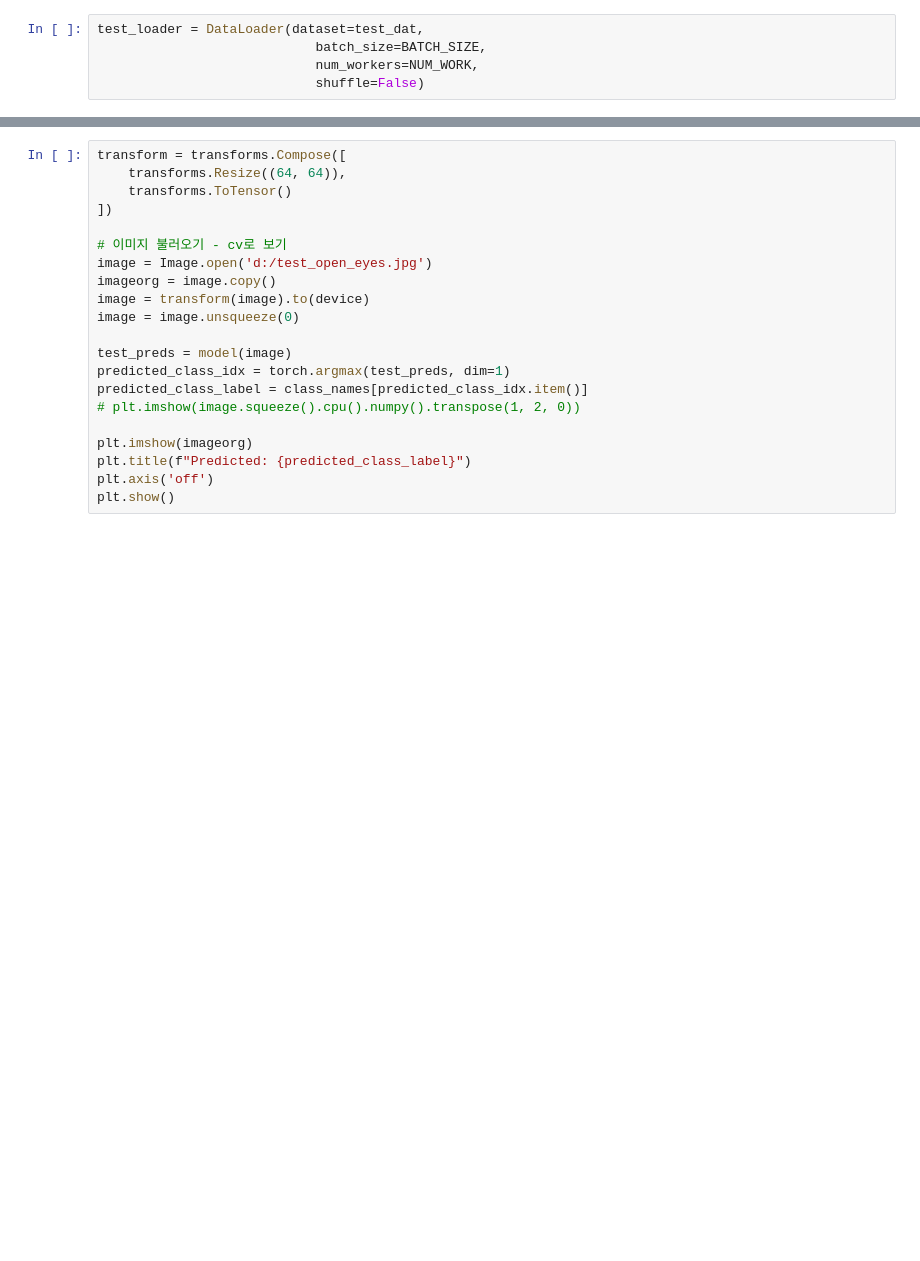
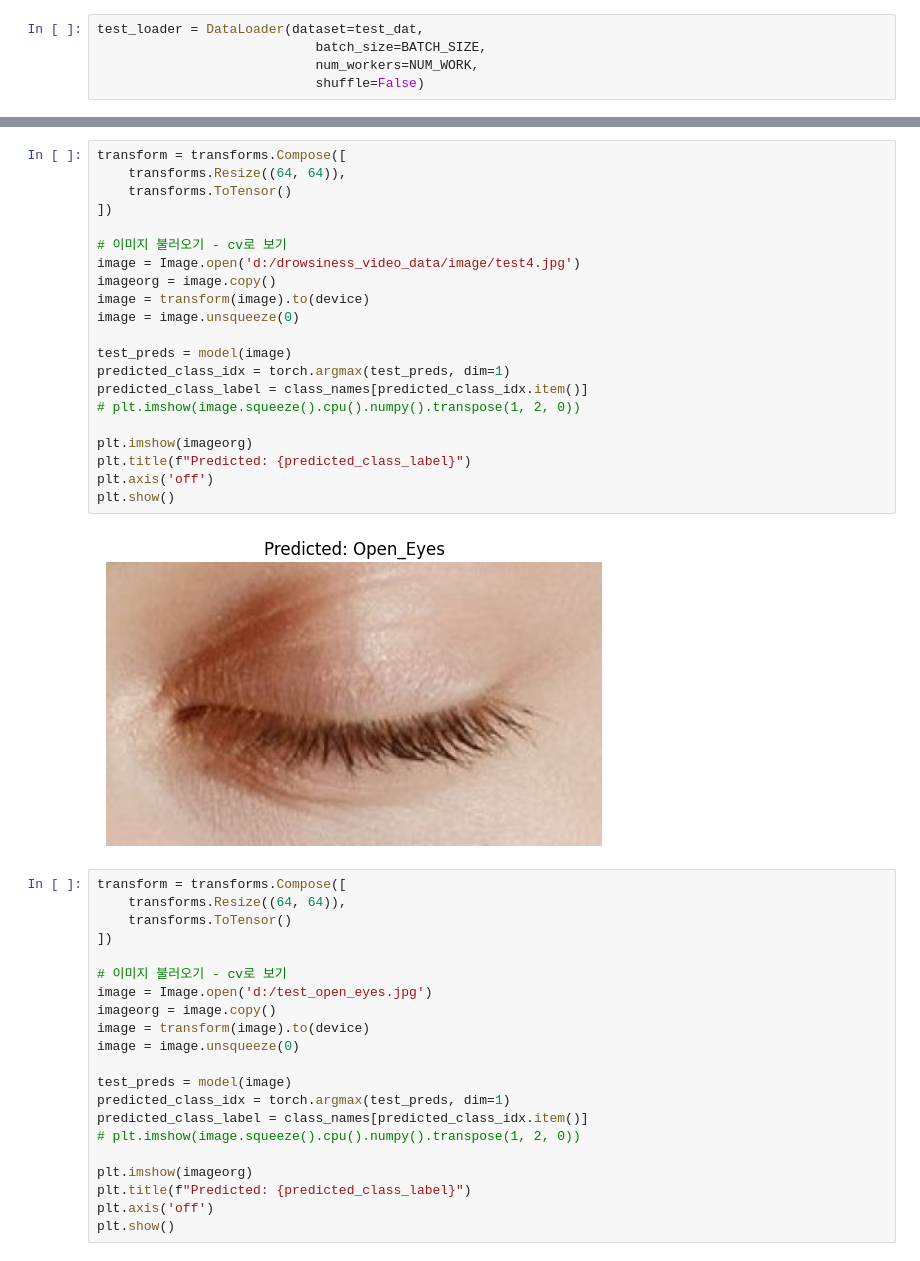
Before and after one commit to iznue/Ml_project, a Jupyter notebook: week8/drowsiness_detection/drowsiness_detection using pytorch.ipynb, the cells around one changed output, grey strips where cells are left out. Drawn from its saved outputs; the diff is of its cells as text; blank space fills up the shorter version.

```diff
--- a/week8/drowsiness_detection/drowsiness_detection using pytorch.ipynb
+++ b/week8/drowsiness_detection/drowsiness_detection using pytorch.ipynb
@@ -350,3 +350,26 @@ plt.show()
+# %%
+transform = transforms.Compose([
+    transforms.Resize((64, 64)),
+    transforms.ToTensor()
+])
+
+# 이미지 불러오기 - cv로 보기
+image = Image.open('d:/drowsiness_video_data/image/test4.jpg')
+imageorg = image.copy()
+image = transform(image).to(device)
+image = image.unsqueeze(0)
+
+test_preds = model(image)
+predicted_class_idx = torch.argmax(test_preds, dim=1)
+predicted_class_label = class_names[predicted_class_idx.item()]
+# plt.imshow(image.squeeze().cpu().numpy().transpose(1, 2, 0))
+
+plt.imshow(imageorg)
+plt.title(f"Predicted: {predicted_class_label}")
+plt.axis('off')
+plt.show()
+# %% [output]
+[figure, added]
 # %%
 transform = transforms.Compose([
     transforms.Resize((64, 64)),
```
Also changed, not shown: parts of 3 cells of this notebook, 2 other files.
